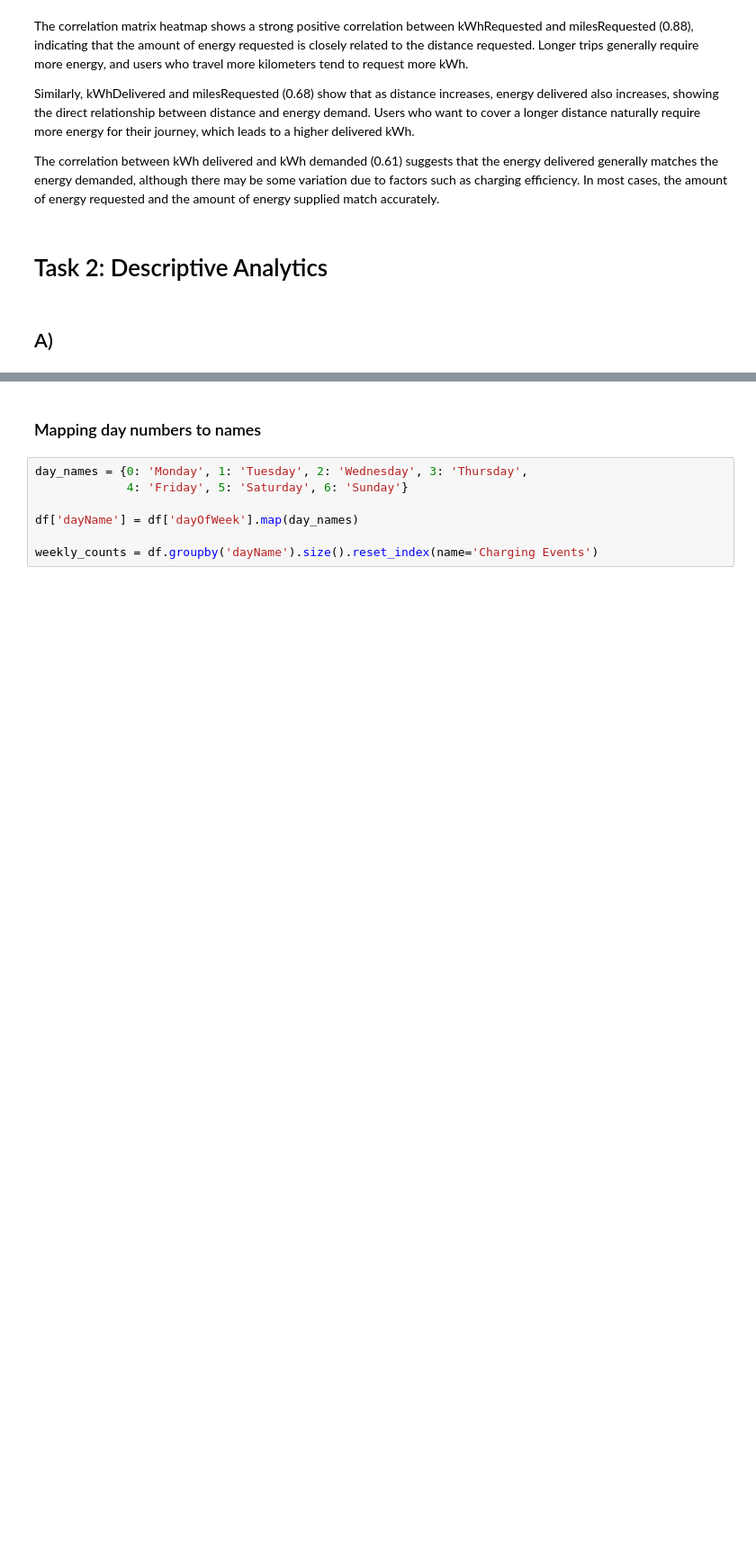
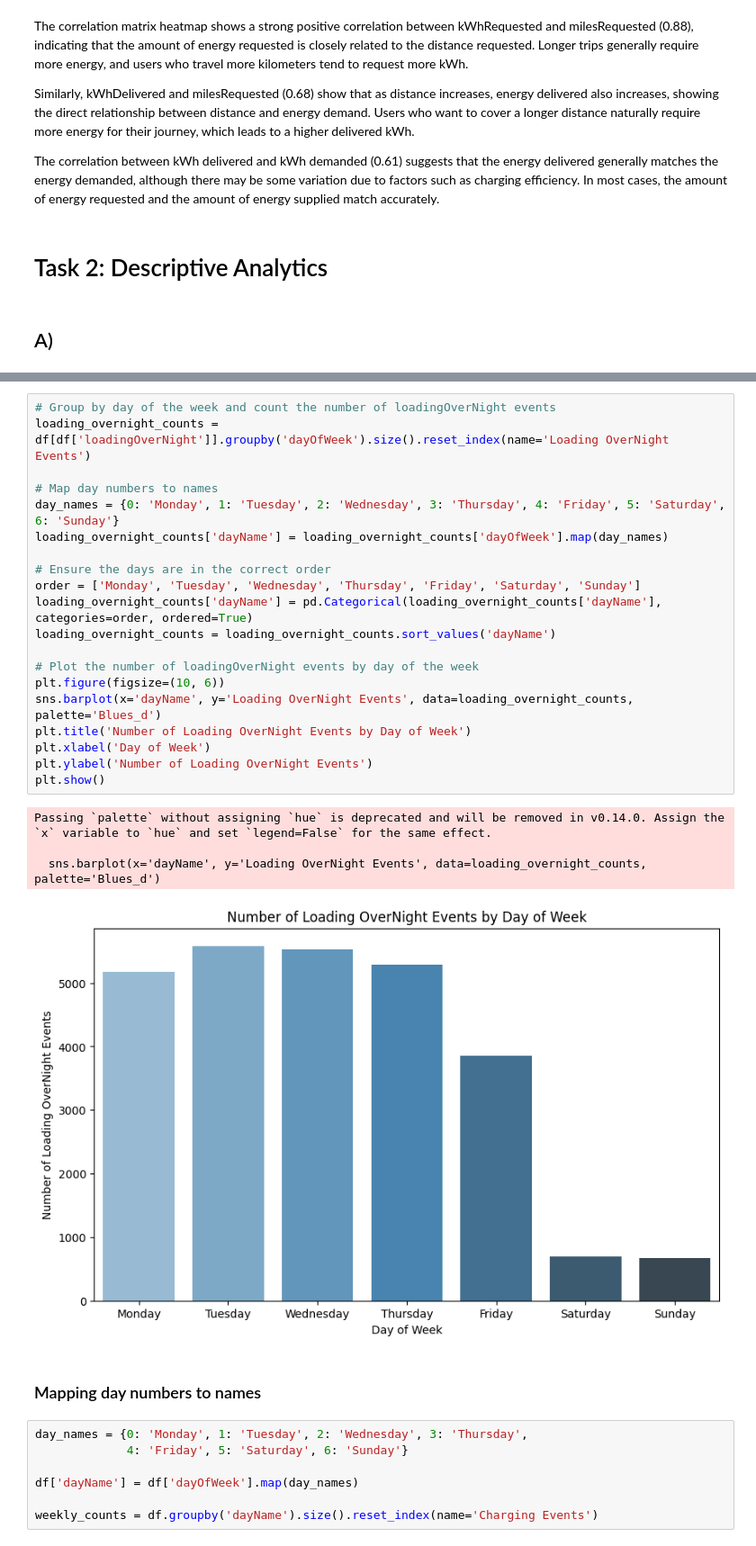
Before and after one commit to helloworldfromleo/AA, a Jupyter notebook: 03_Final_Submission.ipynb, the cells around one changed output, grey strips where cells are left out. Shown at 90% size. Saved outputs shown, nothing was run; the diff lists cells and outputs as text; blank space fills up the shorter version.

```diff
--- a/03_Final_Submission.ipynb
+++ b/03_Final_Submission.ipynb
@@ -336,3 +357,28 @@ Passing `palette` without assigning `hue` is deprecated and will be removed in v
+# %%
+# Group by day of the week and count the number of loadingOverNight events
+loading_overnight_counts = df[df['loadingOverNight']].groupby('dayOfWeek').size().reset_index(name='Loading OverNight Events')
+
+# Map day numbers to names
+day_names = {0: 'Monday', 1: 'Tuesday', 2: 'Wednesday', 3: 'Thursday', 4: 'Friday', 5: 'Saturday', 6: 'Sunday'}
+loading_overnight_counts['dayName'] = loading_overnight_counts['dayOfWeek'].map(day_names)
+
+# Ensure the days are in the correct order
+order = ['Monday', 'Tuesday', 'Wednesday', 'Thursday', 'Friday', 'Saturday', 'Sunday']
+loading_overnight_counts['dayName'] = pd.Categorical(loading_overnight_counts['dayName'], categories=order, ordered=True)
+loading_overnight_counts = loading_overnight_counts.sort_values('dayName')
+
+# Plot the number of loadingOverNight events by day of the week
+plt.figure(figsize=(10, 6))
+sns.barplot(x='dayName', y='Loading OverNight Events', data=loading_overnight_counts, palette='Blues_d')
+plt.title('Number of Loading OverNight Events by Day of Week')
+plt.xlabel('Day of Week')
+plt.ylabel('Number of Loading OverNight Events')
+plt.show()
+# %% [output]
+Passing `palette` without assigning `hue` is deprecated and will be removed in v0.14.0. Assign the `x` variable to `hue` and set `legend=False` for the same effect.
+
+  sns.barplot(x='dayName', y='Loading OverNight Events', data=loading_overnight_counts, palette='Blues_d')
+[figure, added]
 # %% [markdown]
 ### Mapping day numbers to names
 # %%
```
Also changed, not shown: parts of 6 cells of this notebook.
